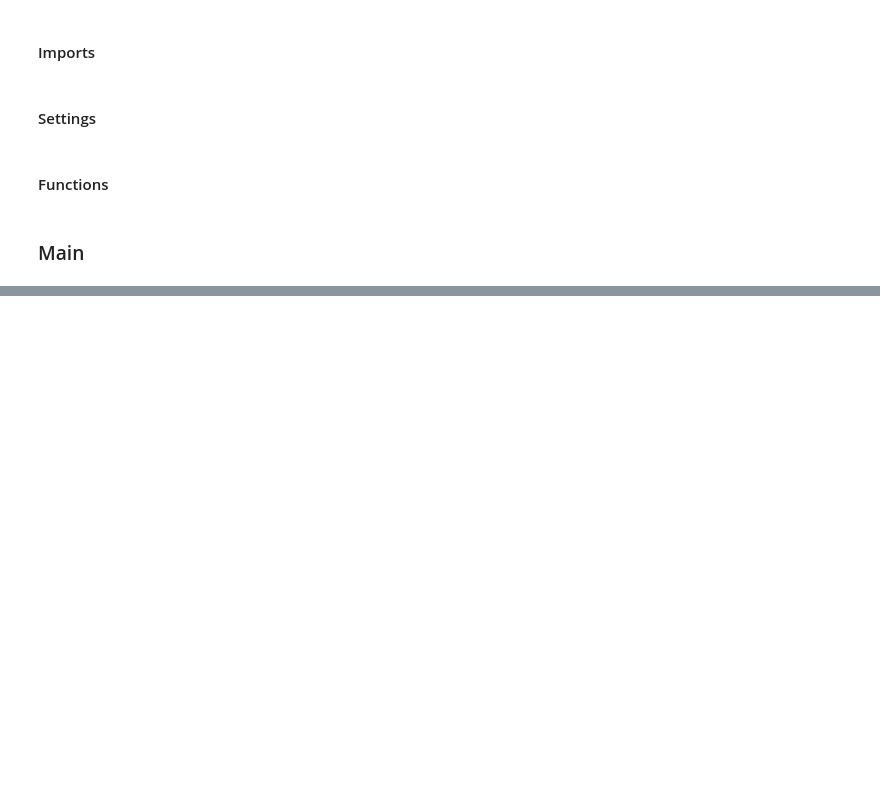
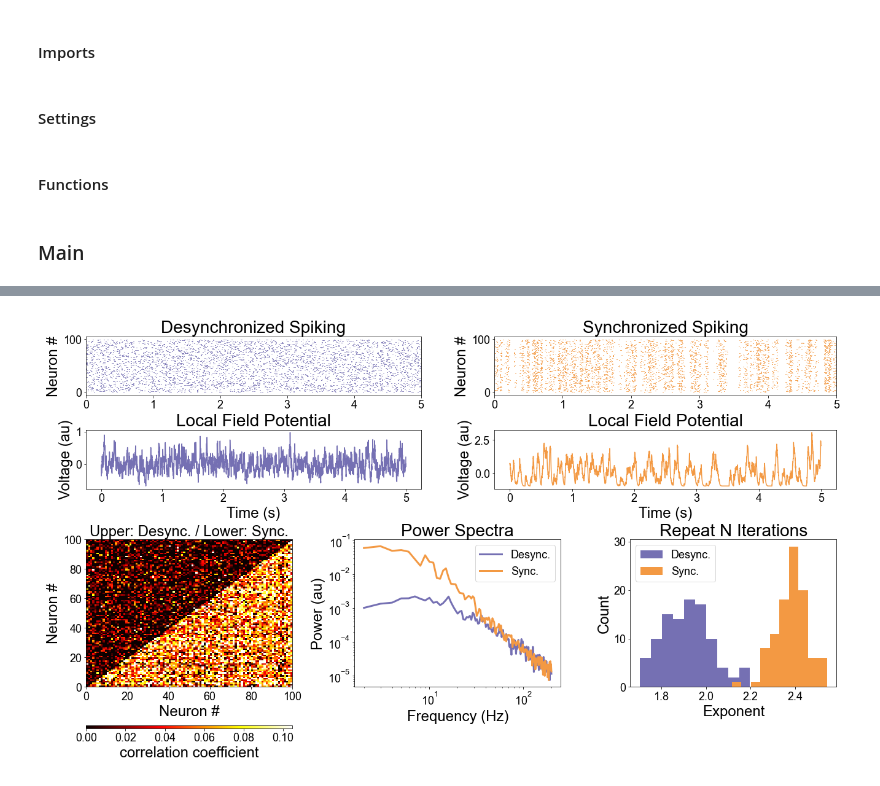
Before and after one commit to mwprestonjr/sfn_2022, a Jupyter notebook: notebooks/panel_1.ipynb, the cells around one changed output, grey strips where cells are left out. Drawn from its saved outputs; the diff is of its cells as text; code cells hidden in the pictures; blank space fills up the shorter version.

```diff
--- a/notebooks/panel_1.ipynb
+++ b/notebooks/panel_1.ipynb
@@ -307,0 +385,71 @@ plt.savefig(DIR_FIG + '/panel_1_fig4.png')
+# %%
+# plot all
+
+# settings
+time2plot = 5 # plot XXX seconds only
+
+# create figure and axes
+fig = plt.figure(figsize=[FIG_WIDTH,FIG_HEIGHT])
+
+# set up gridspec
+spec = gridspec.GridSpec(ncols=6, nrows=4, figure=fig, height_ratios=[1,1,2.5,0.05])
+ax00 = fig.add_subplot(spec[0,:3])
+ax10 = fig.add_subplot(spec[1,:3])
+ax01 = fig.add_subplot(spec[0,3:])
+ax11 = fig.add_subplot(spec[1,3:])
+ax20 = fig.add_subplot(spec[2,:2])
+ax21 = fig.add_subplot(spec[2,2:4])
+ax22 = fig.add_subplot(spec[2,4:])
+axcb = fig.add_subplot(spec[3,:2])
+
+# plot spiking
+ax00.eventplot(spike_times_w, color=COLORS[0])
+ax01.eventplot(spike_times, color=COLORS[2])
+for ax in[ax00, ax01]:
+    ax.set_xlim([0, time2plot])
+
+# plot LFPs
+t_lfp = create_times(time2plot, FS)
+ax10.plot(t_lfp, lfp_w[:time2plot*FS], color=COLORS[0])
+ax11.plot(t_lfp, lfp[:time2plot*FS], color=COLORS[2])
+
+# labels
+for ax in[ax10, ax11]:
+    ax.set(xlabel='Time (s)')
+    ax.set(ylabel='Voltage (au)')
+for ax in[ax00, ax01]:
+    ax.set(ylabel='Neuron #')
+
+# set titles
+ax00.set_title('Desynchronized Spiking')
+ax10.set_title('Local Field Potential')
+ax01.set_title('Synchronized Spiking')
+ax11.set_title('Local Field Potential')
+ax20.set_title('Upper: Desync. / Lower: Sync.', fontsize=24)
+ax21.set_title('Power Spectra')
+ax22.set_title('Repeat N Iterations')
+
+# ------- lower plots -------
+# plot corr
+ax20.pcolormesh(corr_mat_comb, cmap='hot', norm=norm)
+
+fig.colorbar(ScalarMappable(norm=norm, cmap='hot'), ax=20, cax=axcb,
+    orientation='horizontal', label='correlation coefficient')
+ax20.set(xlabel='Neuron #',ylabel='Neuron #')
+
+# plt PDSs
+ax21.loglog(freq_w, spectra_w, label='Desync.', linewidth=3, color=COLORS[0])
+ax21.loglog(freq, spectra, label='Sync.', linewidth=3, color=COLORS[2])
+ax21.set(xlabel='Frequency (Hz)', ylabel='Power (au)')
+ax21.legend()
+
+# plot replication
+ax22.hist(exp_w, 10, color=COLORS[0], label='Desync.')
+ax22.hist(exp, 10, color=COLORS[2], label='Sync.')
+ax22.set(xlabel='Exponent', ylabel='Count')
+ax22.legend()
+
+# save
+plt.savefig(DIR_FIG + '/panel_1_fig5.png')
+# %% [output]
+[figure, added]
```
Also changed, not shown: parts of 11 cells of this notebook.
